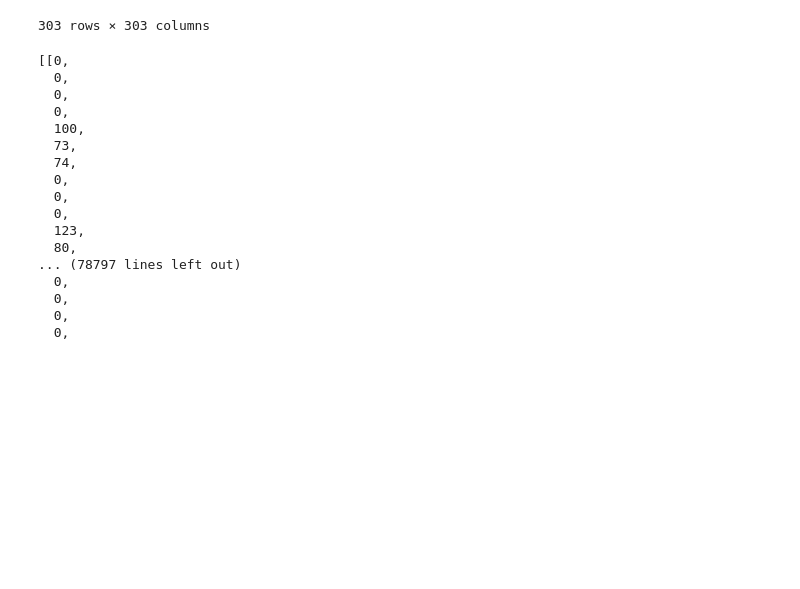
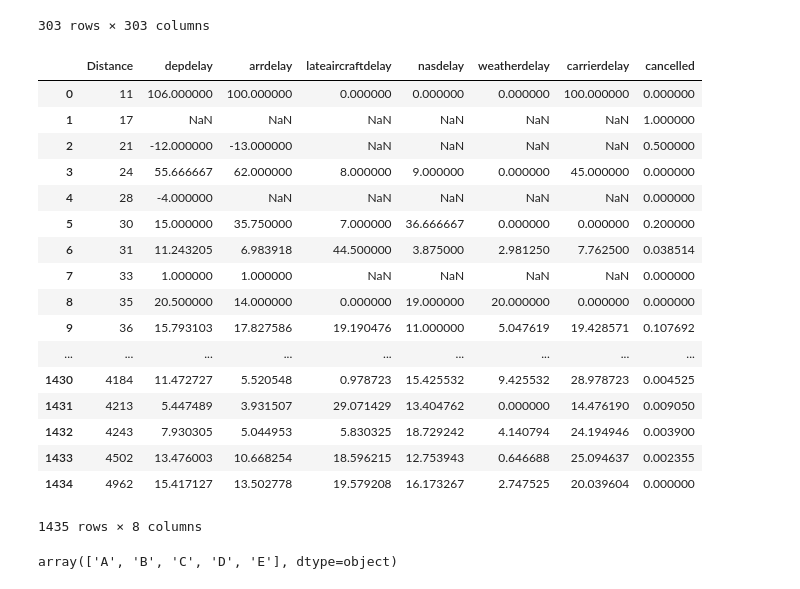
Before and after one commit to ruimaranhao/DataAnalystNanodegree, a Jupyter notebook: P6/processdata.ipynb, the cells around one changed output. Drawn from its saved outputs; the diff is of its cells as text; code cells hidden in the pictures; blank space fills up the shorter version.

```diff
--- a/P6/processdata.ipynb
+++ b/P6/processdata.ipynb
@@ -236,31 +226,3 @@ DataFrame(matrix)
 | 301 | 0.000000 | 0.000000 | 0.000000 | 0.000000 | 0.000000 | 0.000000 | 0.000000 | 0.000000 | 0.000000 | 0.000000 | ... | ... |
 | 302 | 0.000000 | 0.000000 | 0.000000 | 0.000000 | 226.500000 | 0.000000 | 0.000000 | 0.000000 | 0.000000 | 0.000000 | ... | ... |
 303 rows × 303 columns
-# %%
-from sklearn import preprocessing
-
-#min_max_scaler = preprocessing.MinMaxScaler(feature_range=(0, 100))
-
-m = matrix
-#m = min_max_scaler.fit_transform(m)
-
-m = map(lambda l: map(lambda x: int(x), l), list(m))
-m
-# %% [output]
-[[0,
-  0,
-  0,
-  0,
-  100,
-  73,
-  74,
-  0,
-  0,
-  0,
-  123,
-  80,
-... (78797 lines left out)
-  0,
-  0,
-  0,
-  0,
@@ -269,0 +229,39 @@ with open("matrix.json", "w") as fout:
+# %%
+import pandasql
+
+dow_sql = """
+    select Distance, avg(DepDelay) as DepDelay,
+            avg(ArrDelay) as ArrDelay, avg(LateAircraftDelay) as LateAircraftDelay,
+            avg(NASDelay) as NASDelay, avg(WeatherDelay) as WeatherDelay,
+            avg(CarrierDelay) as CarrierDelay, avg(Cancelled) as Cancelled
+    from df
+    group by Distance
+    """
+
+dow_delay = pandasql.sqldf(dow_sql.lower(), locals())
+
+dow_delay
+# %% [output]
+|  | Distance | depdelay | arrdelay | lateaircraftdelay | nasdelay | weatherdelay | carrierdelay | cancelled |
+| 0 | 11 | 106.000000 | 100.000000 | 0.000000 | 0.000000 | 0.000000 | 100.000000 | 0.000000 |
+| 1 | 17 | NaN | NaN | NaN | NaN | NaN | NaN | 1.000000 |
+| 2 | 21 | -12.000000 | -13.000000 | NaN | NaN | NaN | NaN | 0.500000 |
+| 3 | 24 | 55.666667 | 62.000000 | 8.000000 | 9.000000 | 0.000000 | 45.000000 | 0.000000 |
+| 4 | 28 | -4.000000 | NaN | NaN | NaN | NaN | NaN | 0.000000 |
+| 5 | 30 | 15.000000 | 35.750000 | 7.000000 | 36.666667 | 0.000000 | 0.000000 | 0.200000 |
+| 6 | 31 | 11.243205 | 6.983918 | 44.500000 | 3.875000 | 2.981250 | 7.762500 | 0.038514 |
+| 7 | 33 | 1.000000 | 1.000000 | NaN | NaN | NaN | NaN | 0.000000 |
+| 8 | 35 | 20.500000 | 14.000000 | 0.000000 | 19.000000 | 20.000000 | 0.000000 | 0.000000 |
+| 9 | 36 | 15.793103 | 17.827586 | 19.190476 | 11.000000 | 5.047619 | 19.428571 | 0.107692 |
+| ... | ... | ... | ... | ... | ... | ... | ... | ... |
+| 1430 | 4184 | 11.472727 | 5.520548 | 0.978723 | 15.425532 | 9.425532 | 28.978723 | 0.004525 |
+| 1431 | 4213 | 5.447489 | 3.931507 | 29.071429 | 13.404762 | 0.000000 | 14.476190 | 0.009050 |
+| 1432 | 4243 | 7.930305 | 5.044953 | 5.830325 | 18.729242 | 4.140794 | 24.194946 | 0.003900 |
+| 1433 | 4502 | 13.476003 | 10.668254 | 18.596215 | 12.753943 | 0.646688 | 25.094637 | 0.002355 |
+| 1434 | 4962 | 15.417127 | 13.502778 | 19.579208 | 16.173267 | 2.747525 | 20.039604 | 0.000000 |
+1435 rows × 8 columns
+# %%
+df['CancellationCode'] = df['CancellationCode'].fillna('E')
+np.sort(df['CancellationCode'].unique())
+# %% [output]
+array(['A', 'B', 'C', 'D', 'E'], dtype=object)
```
Also changed, not shown: parts of 9 cells of this notebook, 2 other files.
